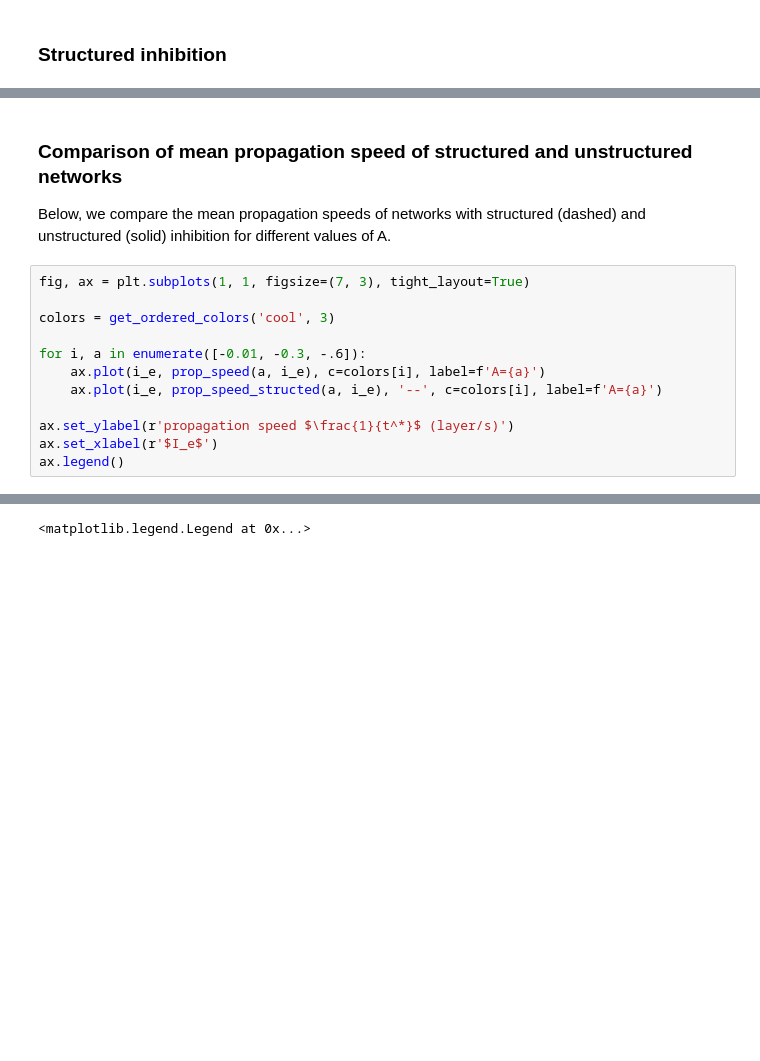
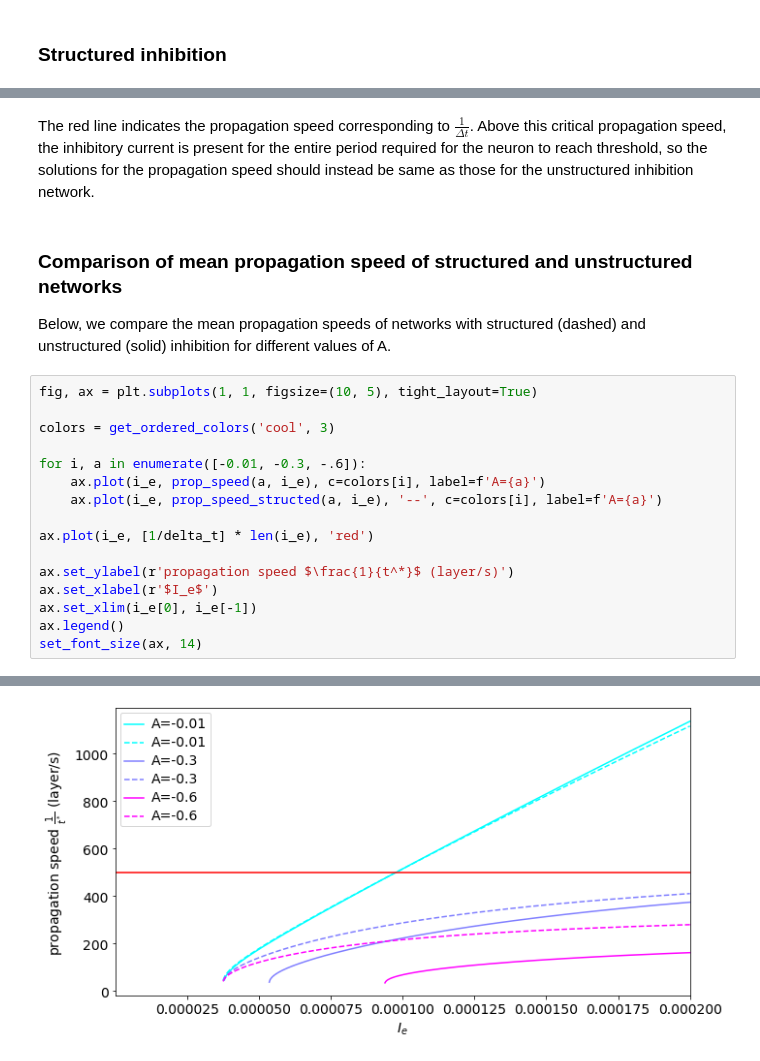
Before and after one commit to davidgbe/synfire_chain_growth, a Jupyter notebook: notes/Propagation speed in structured and unstructured networks.ipynb, the cells around one changed output, grey strips where cells are left out. Drawn from its saved outputs; the diff is of its cells as text; blank space fills up the shorter version.

```diff
--- a/notes/Propagation speed in structured and unstructured networks.ipynb
+++ b/notes/Propagation speed in structured and unstructured networks.ipynb
@@ -144,8 +165,10 @@ Text(0.5, 0, '$I_e$')
+# %% [markdown]
+The red line indicates the propagation speed corresponding to $\frac{1}{\Delta t}$. Above this critical propagation speed, the inhibitory current is present for the entire period required for the neuron to reach threshold, so the solutions for the propagation speed should instead be same as those for the unstructured inhibition network.
 # %% [markdown]
 ### Comparison of mean propagation speed of structured and unstructured networks
 Below, we compare the mean propagation speeds of networks with structured (dashed) and unstructured (solid) inhibition for different values of A.
 # %%
-fig, ax = plt.subplots(1, 1, figsize=(7, 3), tight_layout=True)
+fig, ax = plt.subplots(1, 1, figsize=(10, 5), tight_layout=True)
 
 colors = get_ordered_colors('cool', 3)
 
@@ -153,7 +176,11 @@ for i, a in enumerate([-0.01, -0.3, -.6]):
     ax.plot(i_e, prop_speed(a, i_e), c=colors[i], label=f'A={a}')
     ax.plot(i_e, prop_speed_structed(a, i_e), '--', c=colors[i], label=f'A={a}')
 
+ax.plot(i_e, [1/delta_t] * len(i_e), 'red')
+
 ax.set_ylabel(r'propagation speed $\frac{1}{t^*}$ (layer/s)')
 ax.set_xlabel(r'$I_e$')
+ax.set_xlim(i_e[0], i_e[-1])
 ax.legend()
+set_font_size(ax, 14)
 # %% [output]
@@ -162 +187 @@ ax.legend()
-<matplotlib.legend.Legend at 0x...>
+[figure, added]
```
Also changed, not shown: parts of 13 cells of this notebook, 48 other files.
